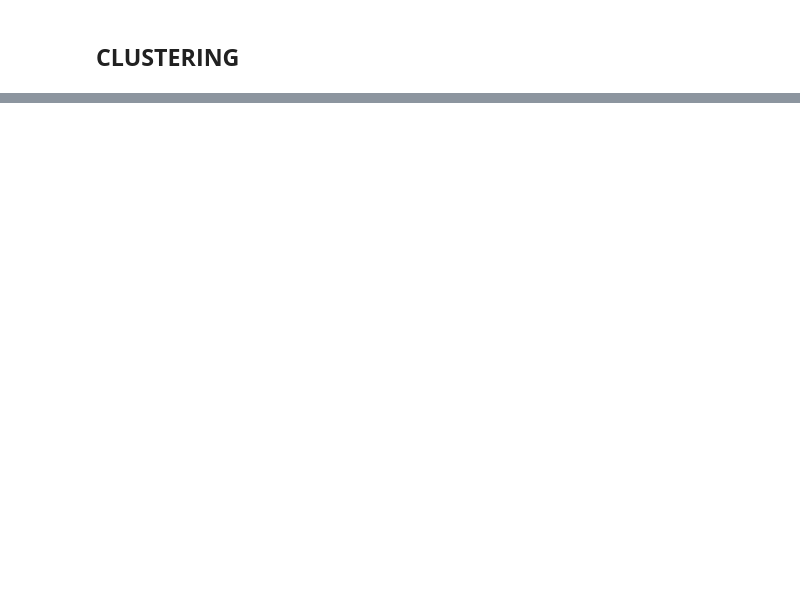
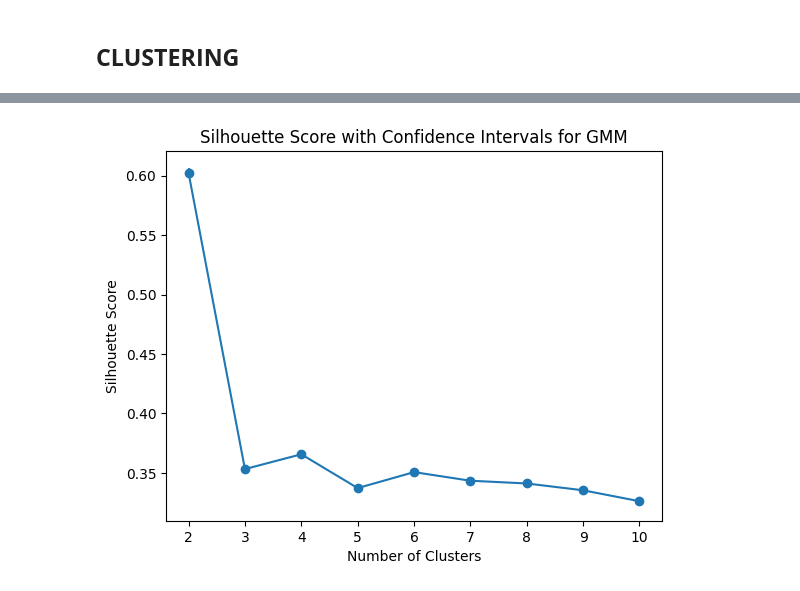
Before and after one commit to HaikalRFadhilahh/fp-bddm, a Jupyter notebook: FP_BDDM.ipynb, the cells around one changed output, grey strips where cells are left out. Saved outputs shown, nothing was run; the diff lists cells and outputs as text; code cells hidden in the pictures; blank space fills up the shorter version.

```diff
--- a/FP_BDDM.ipynb
+++ b/FP_BDDM.ipynb
@@ -230,0 +250,3 @@ plt.show()
+# %%
+df_scaled = pd.DataFrame(df_scaled, columns=dfc.columns)
+df_scaled.head()
@@ -232,0 +314,43 @@ plt.show()
+# %%
+# Function to calculate silhouette score and confidence interval
+def silhouette_confidence(X, n_components, n_samples=100):
+    silhouette_scores = []
+
+    for _ in range(n_samples):
+        # Bootstrap sample
+        X_bootstrap = resample(X, replace=True)
+
+        # Fit GMM model
+        gmm = GaussianMixture(n_components=n_components)
+        gmm.fit(X_bootstrap)
+
+        # Predict cluster labels
+        labels = gmm.predict(X_bootstrap)
+
+        # Calculate silhouette score
+        silhouette_avg = silhouette_samples(X_bootstrap, labels).mean()
+        silhouette_scores.append(silhouette_avg)
+
+    # Calculate confidence interval
+    confidence_interval = sem(silhouette_scores) * 1.96  # 95% confidence interval
+
+    return np.mean(silhouette_scores), confidence_interval
+
+# Calculate silhouette score and confidence interval for different number of clusters
+n_components_range = range(2, 11)
+silhouette_scores = []
+confidence_intervals = []
+
+for n_components in n_components_range:
+    silhouette_avg, confidence_interval = silhouette_confidence(X_pca, n_components)
+    silhouette_scores.append(silhouette_avg)
+    confidence_intervals.append(confidence_interval)
+
+# Plot silhouette scores with confidence intervals
+plt.errorbar(n_components_range, silhouette_scores, yerr=confidence_intervals, marker='o')
+plt.title('Silhouette Score with Confidence Intervals for GMM')
+plt.xlabel('Number of Clusters')
+plt.ylabel('Silhouette Score')
+plt.show()
+# %% [output]
+[figure, added]
```
Also changed, not shown: parts of 34 cells of this notebook.
